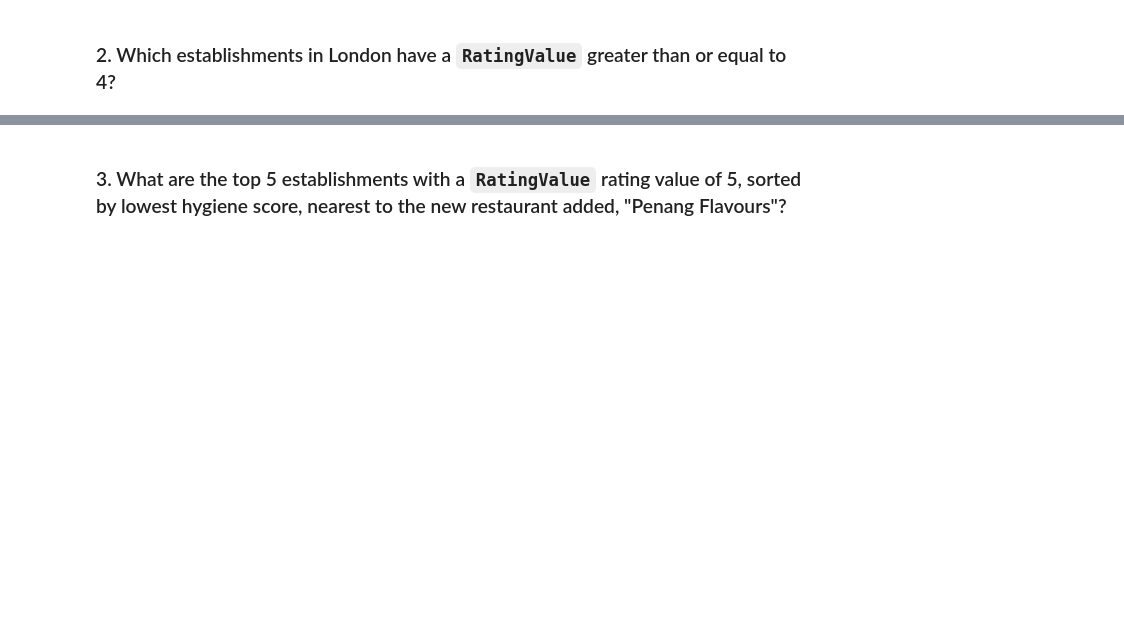
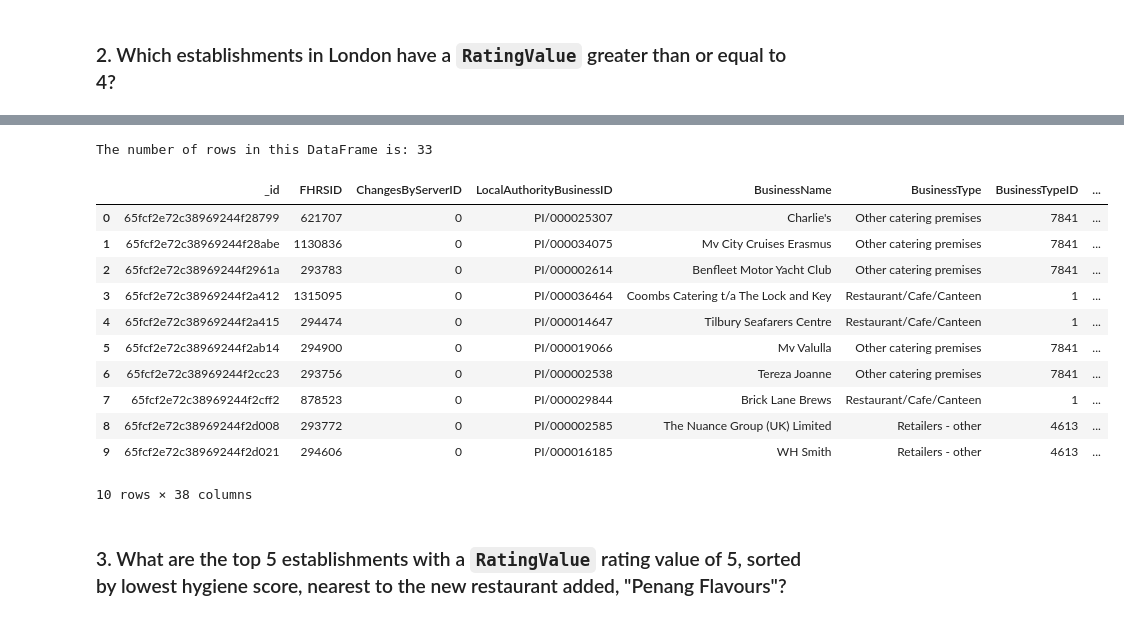
Before and after one commit to vivsarraf/nosql-challenge, a Jupyter notebook: Code/NoSQL_analysis_starter.ipynb, the cells around one changed output, grey strips where cells are left out. Saved outputs shown, nothing was run; the diff lists cells and outputs as text; code cells hidden in the pictures; blank space fills up the shorter version.

```diff
--- a/Code/NoSQL_analysis_starter.ipynb
+++ b/Code/NoSQL_analysis_starter.ipynb
@@ -87,12 +87,14 @@ hygiene_20_df.head(10)
 ### 2. Which establishments in London have a `RatingValue` greater than or equal to 4?
 # %%
 # Find the establishments with London as the Local Authority and has a RatingValue greater than or equal to 4.
-query = {'LocalAuthorityName': 'London'}
-results = list(establishments.find(query))
-print("The number of establishments in Dover: ", establishments.count_documents(query))
+query = {"LocalAuthorityName":{'$regex': "London"}, "RatingValue" : {'$gte':4}}
+
 # Use count_documents to display the number of documents in the result
-#print(f" Number of documents in result: {establishments.count_documents(query)}")
+print(f"There are {establishments.count_documents(query)} documents for establishments in 'London' with a 'RatingValue' >= 4")
 
 # Display the first document in the results using pprint
-#pprint(establishments.find_one(query))
+results = establishments.find(query)
+print("")
+print("The first result is:")
+pprint(results[0])
 # %% [output]
@@ -100,9 +118,28 @@ The number of establishments in Dover:  0
 # %%
 # Convert the result to a Pandas DataFrame
+establishments_london_rating = pd.json_normalize(results)
+
 
 # Display the number of rows in the DataFrame
+print(f"The number of rows in this DataFrame is: {len(establishments_london_rating)}")
+print("")
 
 # Display the first 10 rows of the DataFrame
+establishments_london_rating.head(10)
+# %% [output]
+The number of rows in this DataFrame is: 33
+|  | _id | FHRSID | ChangesByServerID | LocalAuthorityBusinessID | BusinessName | BusinessType | BusinessTypeID | ... |
+| 0 | 65fcf2e72c38969244f28799 | 621707 | 0 | PI/000025307 | Charlie's | Other catering premises | 7841 | ... |
+| 1 | 65fcf2e72c38969244f28abe | 1130836 | 0 | PI/000034075 | Mv City Cruises Erasmus | Other catering premises | 7841 | ... |
+| 2 | 65fcf2e72c38969244f2961a | 293783 | 0 | PI/000002614 | Benfleet Motor Yacht Club | Other catering premises | 7841 | ... |
+| 3 | 65fcf2e72c38969244f2a412 | 1315095 | 0 | PI/000036464 | Coombs Catering t/a The Lock and Key | Restaurant/Cafe/Canteen | 1 | ... |
+| 4 | 65fcf2e72c38969244f2a415 | 294474 | 0 | PI/000014647 | Tilbury Seafarers Centre | Restaurant/Cafe/Canteen | 1 | ... |
+| 5 | 65fcf2e72c38969244f2ab14 | 294900 | 0 | PI/000019066 | Mv Valulla | Other catering premises | 7841 | ... |
+| 6 | 65fcf2e72c38969244f2cc23 | 293756 | 0 | PI/000002538 | Tereza Joanne | Other catering premises | 7841 | ... |
+| 7 | 65fcf2e72c38969244f2cff2 | 878523 | 0 | PI/000029844 | Brick Lane Brews | Restaurant/Cafe/Canteen | 1 | ... |
+| 8 | 65fcf2e72c38969244f2d008 | 293772 | 0 | PI/000002585 | The Nuance Group (UK) Limited | Retailers - other | 4613 | ... |
+| 9 | 65fcf2e72c38969244f2d021 | 294606 | 0 | PI/000016185 | WH Smith | Retailers - other | 4613 | ... |
+10 rows × 38 columns
 # %% [markdown]
 ### 3. What are the top 5 establishments with a `RatingValue` rating value of 5, sorted by lowest hygiene score, nearest to the new restaurant added, "Penang Flavours"?
 # %%
```
Also changed, not shown: parts of 2 cells of this notebook.
